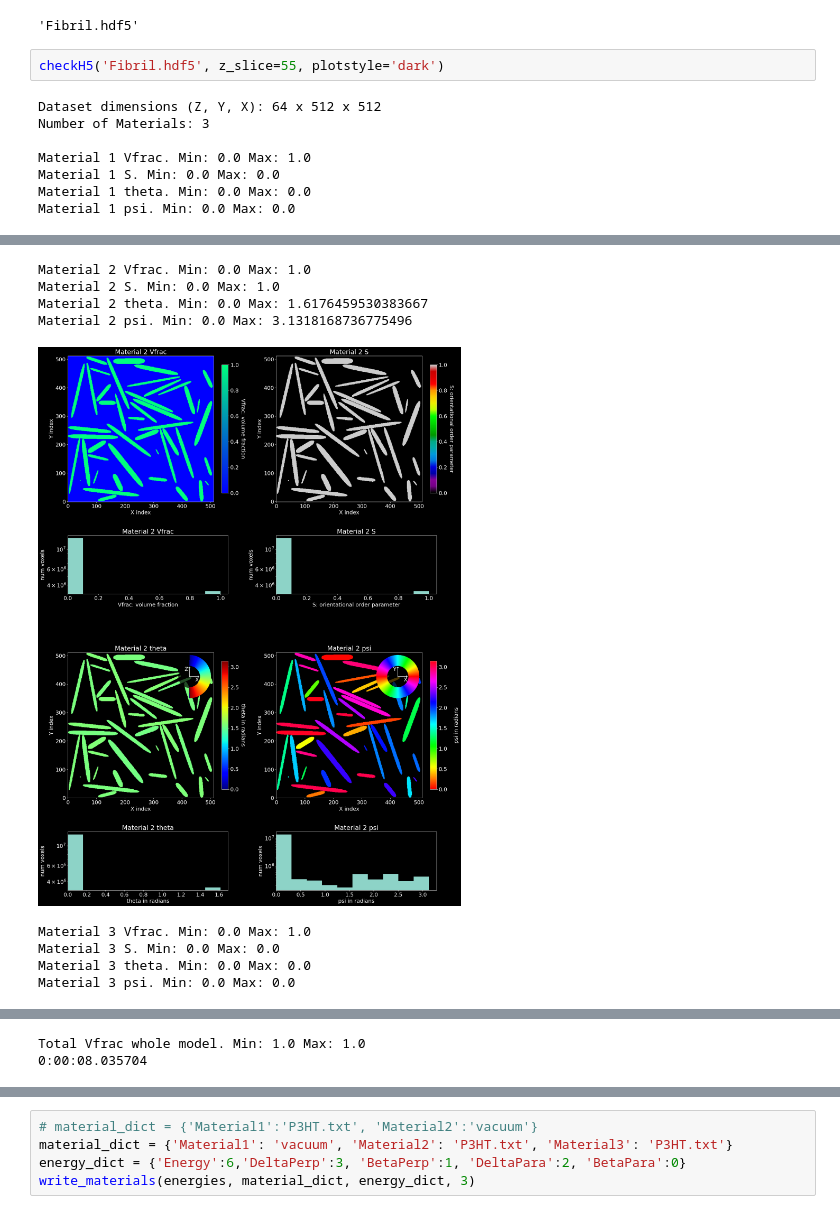
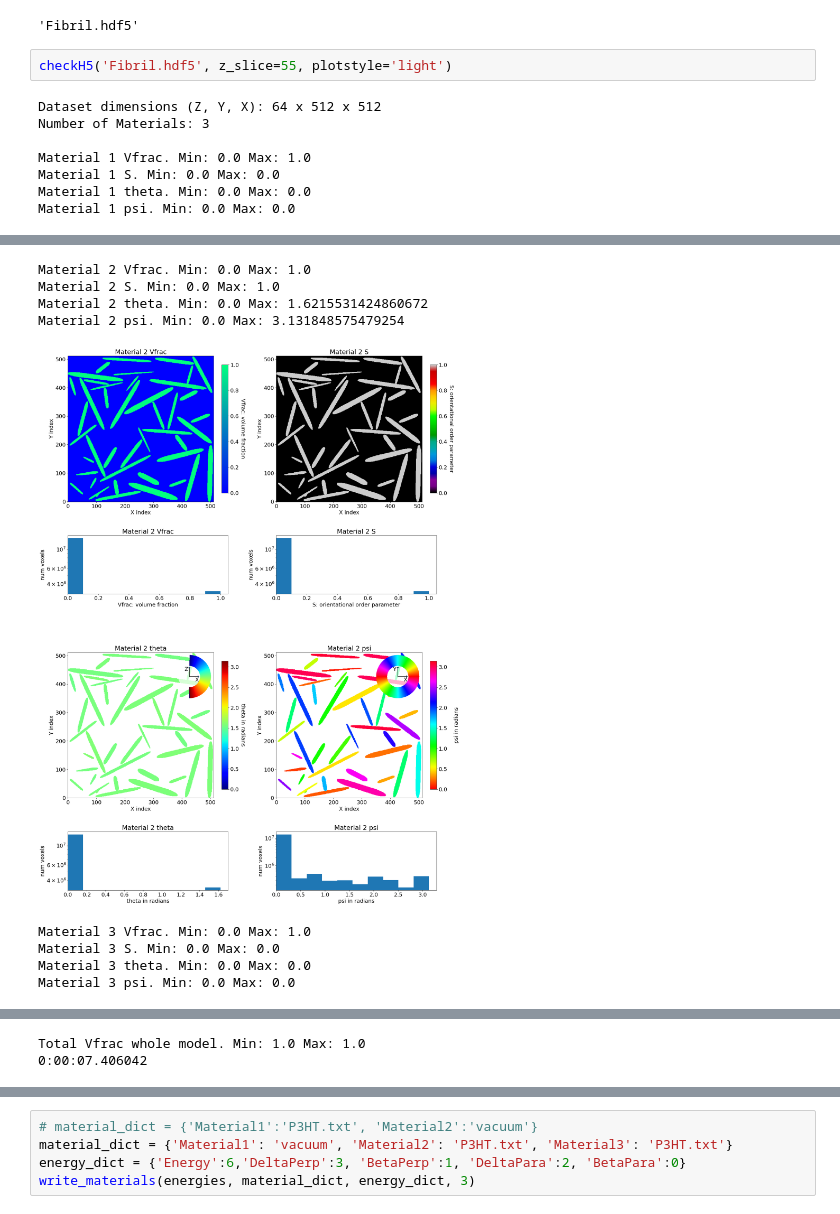
Before and after one commit to devoncallan/DopantModeling, a Jupyter notebook: Fibril Generator.ipynb, the cells around one changed output, grey strips where cells are left out. Drawn from its saved outputs; the diff is of its cells as text.

```diff
--- a/Fibril Generator.ipynb
+++ b/Fibril Generator.ipynb
@@ -143,7 +143,7 @@ write_hdf5([[mat_Vfrac[0], mat_S[0], mat_theta[0], mat_psi[0]],
 --> Marking Fibril.hdf5
 'Fibril.hdf5'
 # %%
-checkH5('Fibril.hdf5', z_slice=55, plotstyle='dark')
+checkH5('Fibril.hdf5', z_slice=55, plotstyle='light')
 # %% [output]
 Dataset dimensions (Z, Y, X): 64 x 512 x 512
 Number of Materials: 3
@@ -156,8 +156,8 @@ Material 1 psi. Min: 0.0 Max: 0.0
 Material 2 Vfrac. Min: 0.0 Max: 1.0
 Material 2 S. Min: 0.0 Max: 1.0
-Material 2 theta. Min: 0.0 Max: 1.6176459530383667
-Material 2 psi. Min: 0.0 Max: 3.1318168736775496
+Material 2 theta. Min: 0.0 Max: 1.6215531424860672
+Material 2 psi. Min: 0.0 Max: 3.131848575479254
-[figure, old version]
+[figure, new version]
 Material 3 Vfrac. Min: 0.0 Max: 1.0
 Material 3 S. Min: 0.0 Max: 0.0
 Material 3 theta. Min: 0.0 Max: 0.0
@@ -166,3 +166,3 @@ Material 3 psi. Min: 0.0 Max: 0.0
 Total Vfrac whole model. Min: 1.0 Max: 1.0
-0:00:08.035704
+0:00:07.406042
 # %%
```
Also changed, not shown: parts of 17 cells of this notebook, 2 other files.
